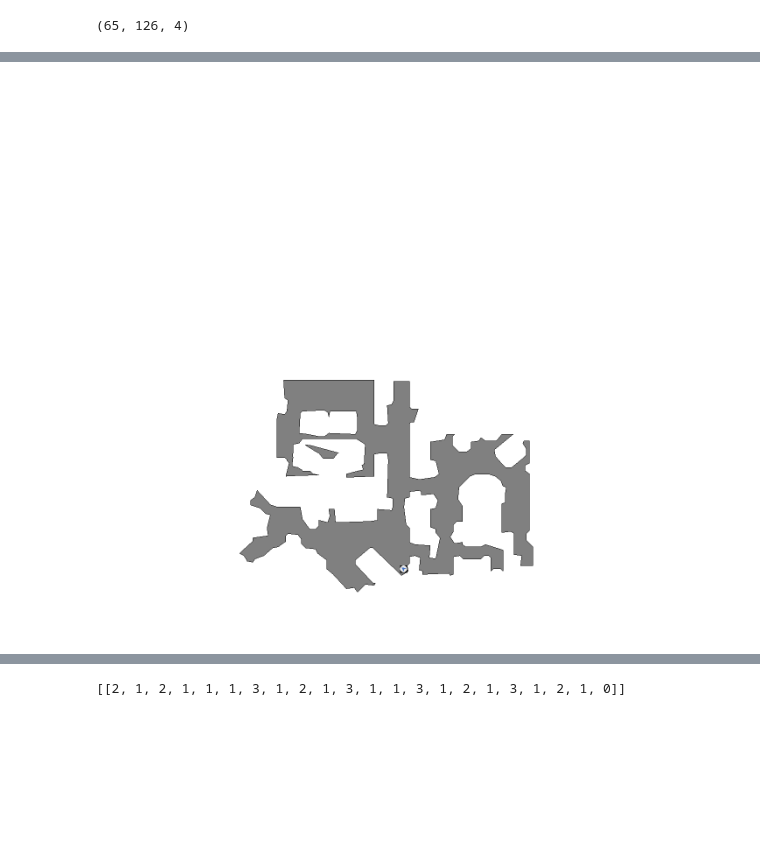
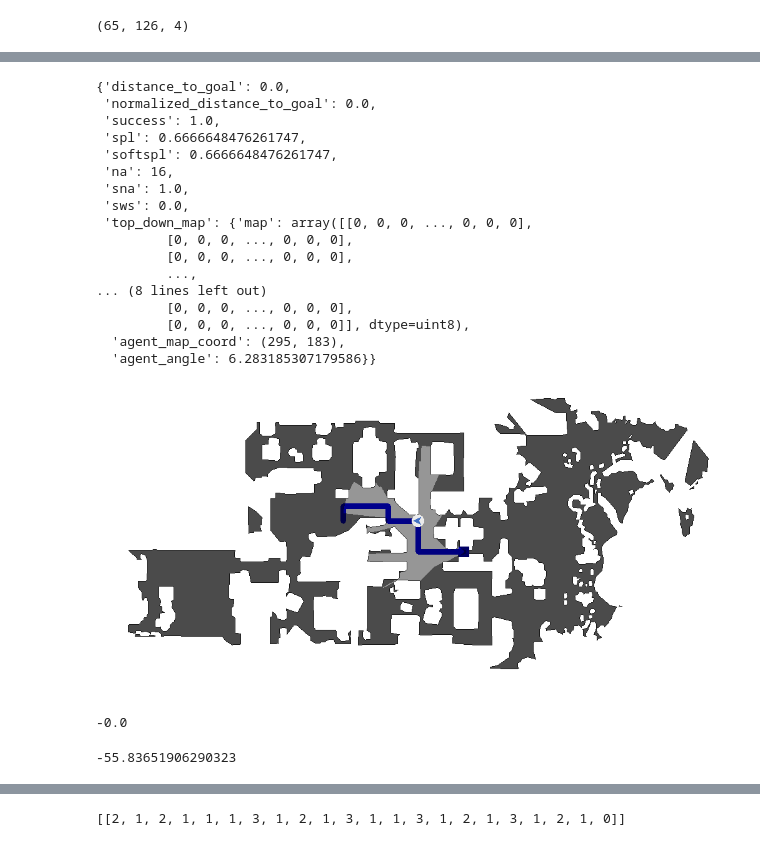
Before and after one commit to YZyongzhang/yongzhang-s, a Jupyter notebook: test_datasets.ipynb, the cells around one changed output, grey strips where cells are left out. Cells and saved outputs as stored; diff of their text form; code cells hidden in the pictures; blank space fills up the shorter version.

Commit message:
add angle in to lmdb

```diff
--- a/test_datasets.ipynb
+++ b/test_datasets.ipynb
@@ -1,6 +1,6 @@
 # %%
 import pickle
-path = 'dataset/pickle/v2/greedy(val)/b8cTxDM8gDG/1101454.pkl'
+path = 'dataset/pickle/v2/greedy(test_angle)/5ZKStnWn8Zo/1066605.pkl'
 # %%
 with open(path , 'rb') as f:
     data = pickle.load(f)
@@ -199,4 +95,33 @@ import numpy as np
+# %%
+data['info'][-1]
+# %% [output]
+{'distance_to_goal': 0.0,
+ 'normalized_distance_to_goal': 0.0,
+ 'success': 1.0,
+ 'spl': 0.6666648476261747,
+ 'softspl': 0.6666648476261747,
+ 'na': 16,
+ 'sna': 1.0,
+ 'sws': 0.0,
+ 'top_down_map': {'map': array([[0, 0, 0, ..., 0, 0, 0],
+         [0, 0, 0, ..., 0, 0, 0],
+         [0, 0, 0, ..., 0, 0, 0],
+         ...,
+... (8 lines left out)
+         [0, 0, 0, ..., 0, 0, 0],
+         [0, 0, 0, ..., 0, 0, 0]], dtype=uint8),
+  'agent_map_coord': (295, 183),
+  'agent_angle': 6.283185307179586}}
 # %%
-Image.fromarray(data['collided_map'][0])
+top_down_map = plot_top_down_map(data['info'][6])
+Image.fromarray(top_down_map)
 # %% [output]
-[figure, old version]
+[figure, new version]
+# %%
+np.degrees(data['obs'][7]['angle'][1])
+# %% [output]
+-0.0
+# %%
+turn_angle(data['obs'][7]['pose'], data['path_point'][0][-1])
+# %% [output]
+-55.83651906290323
```
Also changed, not shown: parts of 10 cells of this notebook, 9 other files.
